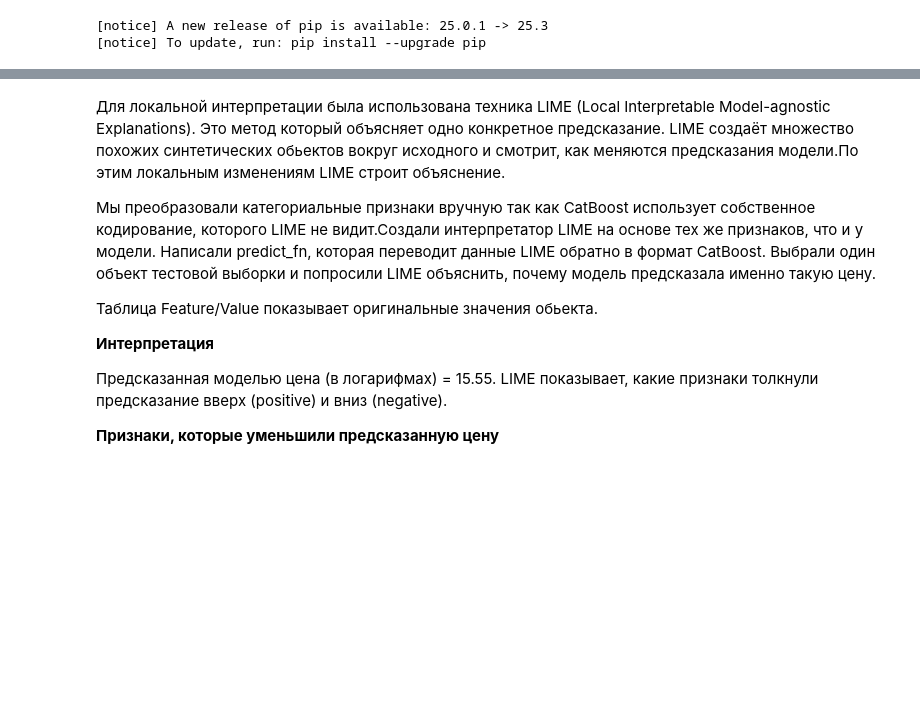
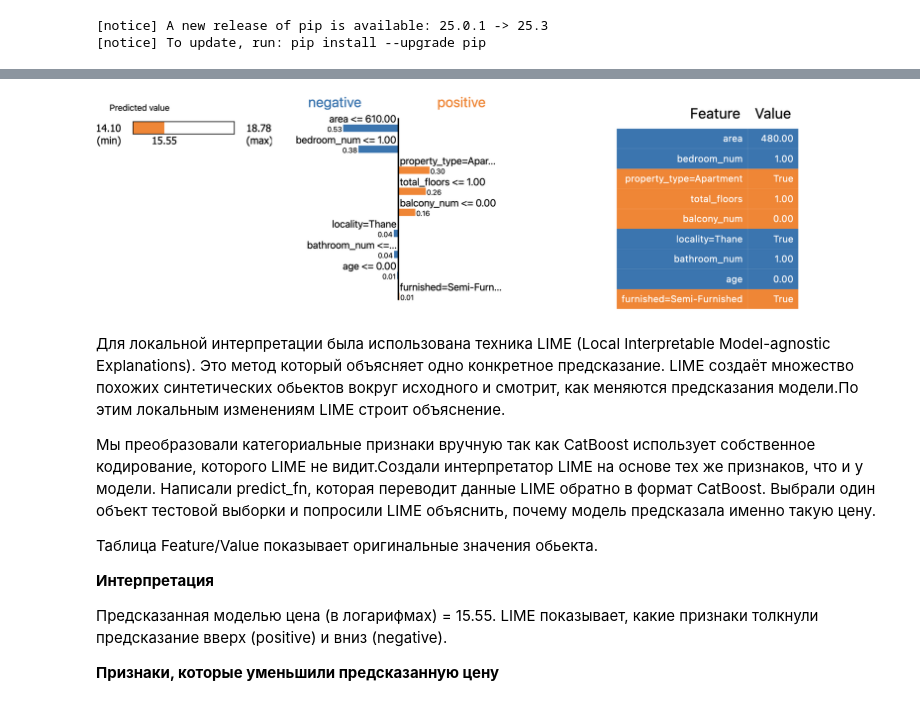
Before and after one commit to David-Koifman/ML_Homeworks_David, a Jupyter notebook: hw3/Homework_3.ipynb, the cells around one changed output, grey strips where cells are left out. Cells and saved outputs as stored; diff of their text form; code cells hidden in the pictures; blank space fills up the shorter version.

```diff
--- a/hw3/Homework_3.ipynb
+++ b/hw3/Homework_3.ipynb
@@ -406,7 +406,9 @@ exp.show_in_notebook(show_table=True)
 # %%
 from IPython.display import Image, display
 
-display(Image(filename="д.png"))
+display(Image(filename="local.png"))
+# %% [output]
+[figure, added]
 # %% [markdown]
 Для локальной интерпретации была использована техника LIME (Local Interpretable Model-agnostic Explanations). Это метод который объясняет одно конкретное предсказание. LIME создаёт множество похожих синтетических обьектов вокруг исходного и смотрит, как меняются предсказания модели.По этим локальным изменениям LIME строит объяснение.
 
```
